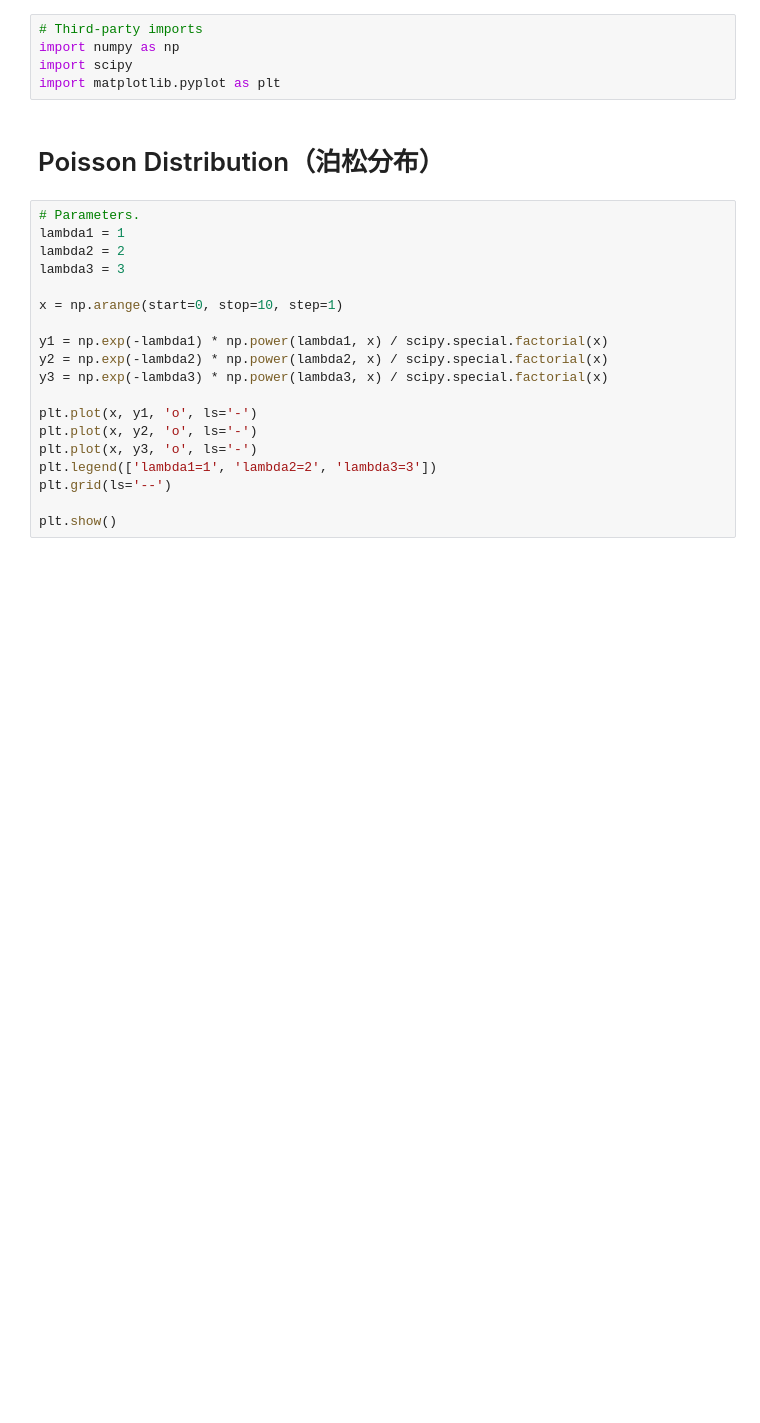
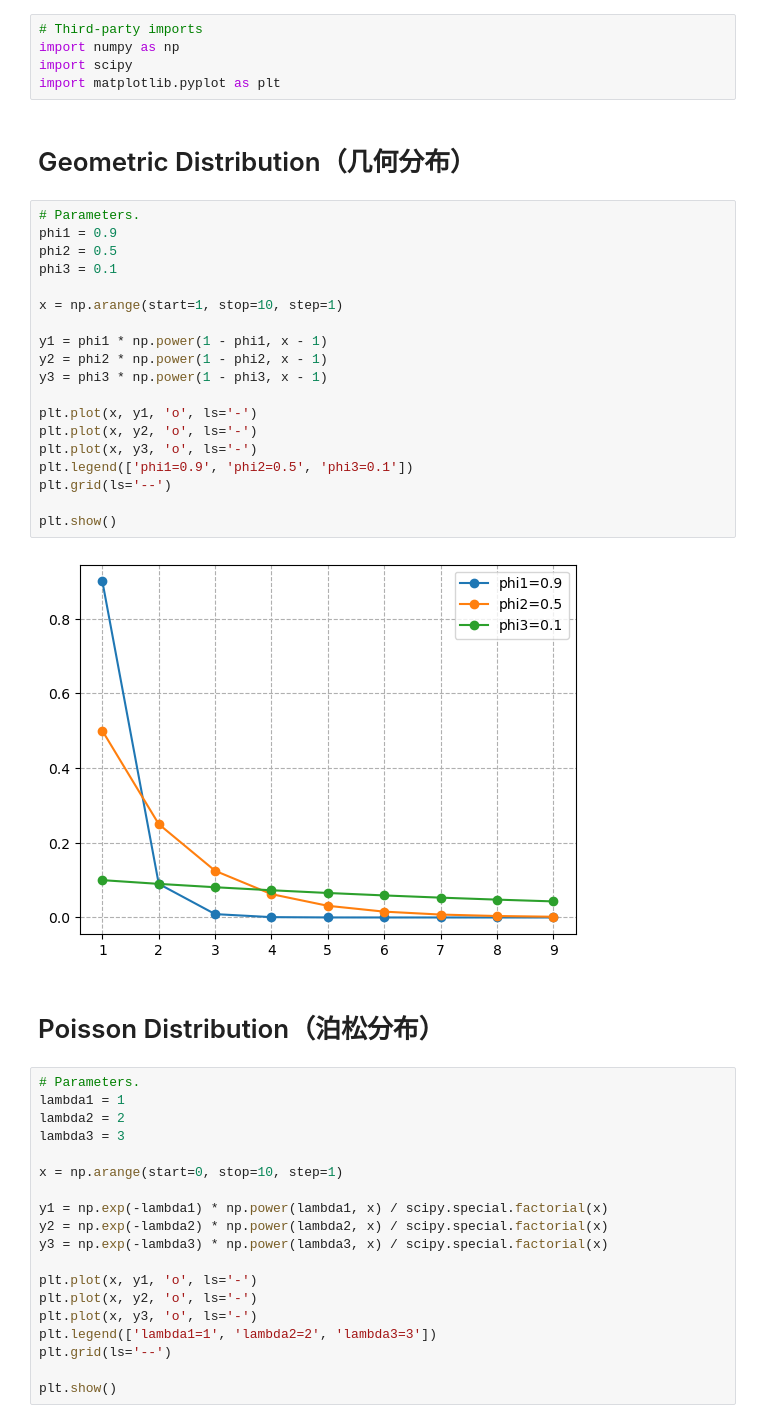
Before and after one commit to shuangxuetwelve/distribution-plots, a Jupyter notebook: main.ipynb, the cells around one changed output. Saved outputs shown, nothing was run; the diff lists cells and outputs as text; blank space fills up the shorter version.

Commit message:
Add geometric distribution

```diff
--- a/main.ipynb
+++ b/main.ipynb
@@ -3,6 +3,29 @@
 import numpy as np
 import scipy
 import matplotlib.pyplot as plt
+# %% [markdown]
+# Geometric Distribution（几何分布）
+# %%
+# Parameters.
+phi1 = 0.9
+phi2 = 0.5
+phi3 = 0.1
+
+x = np.arange(start=1, stop=10, step=1)
+
+y1 = phi1 * np.power(1 - phi1, x - 1)
+y2 = phi2 * np.power(1 - phi2, x - 1)
+y3 = phi3 * np.power(1 - phi3, x - 1)
+
+plt.plot(x, y1, 'o', ls='-')
+plt.plot(x, y2, 'o', ls='-')
+plt.plot(x, y3, 'o', ls='-')
+plt.legend(['phi1=0.9', 'phi2=0.5', 'phi3=0.1'])
+plt.grid(ls='--')
+
+plt.show()
+# %% [output]
+[figure, added]
 # %% [markdown]
 # Poisson Distribution（泊松分布）
 # %%
```
